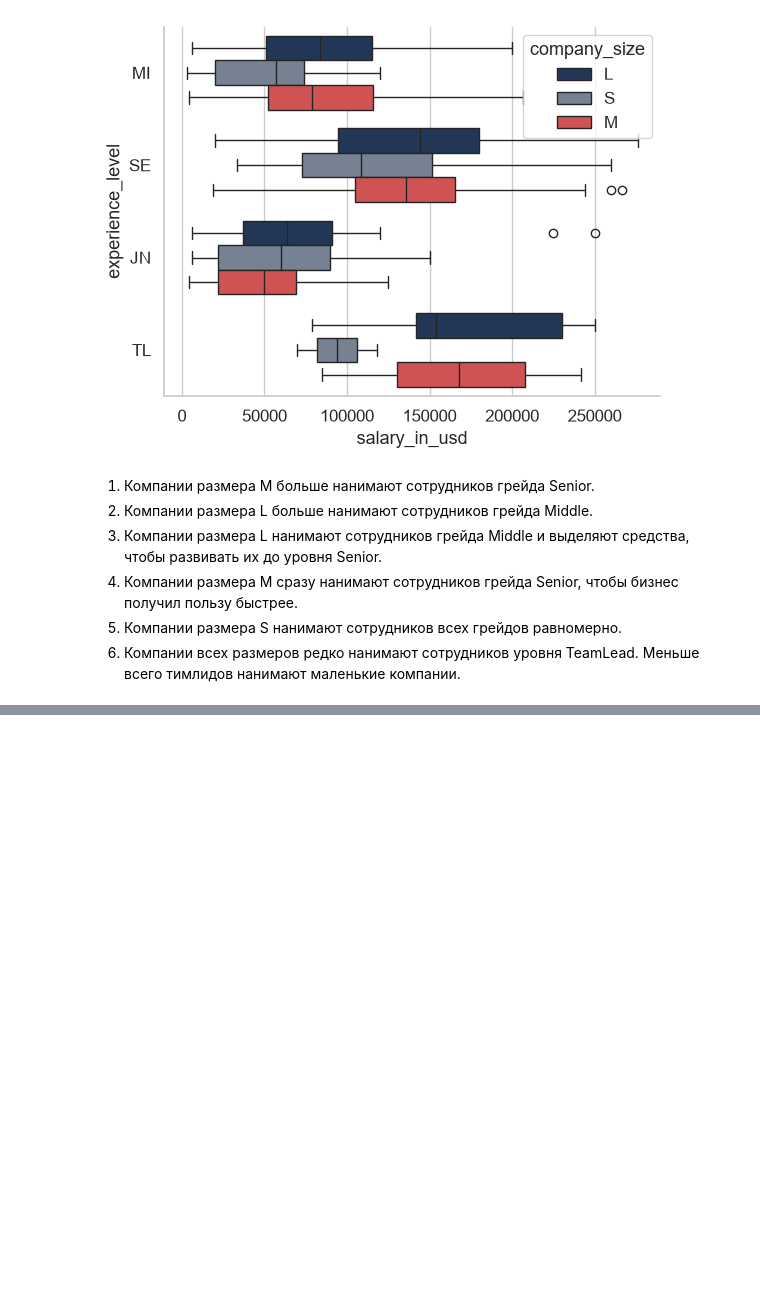
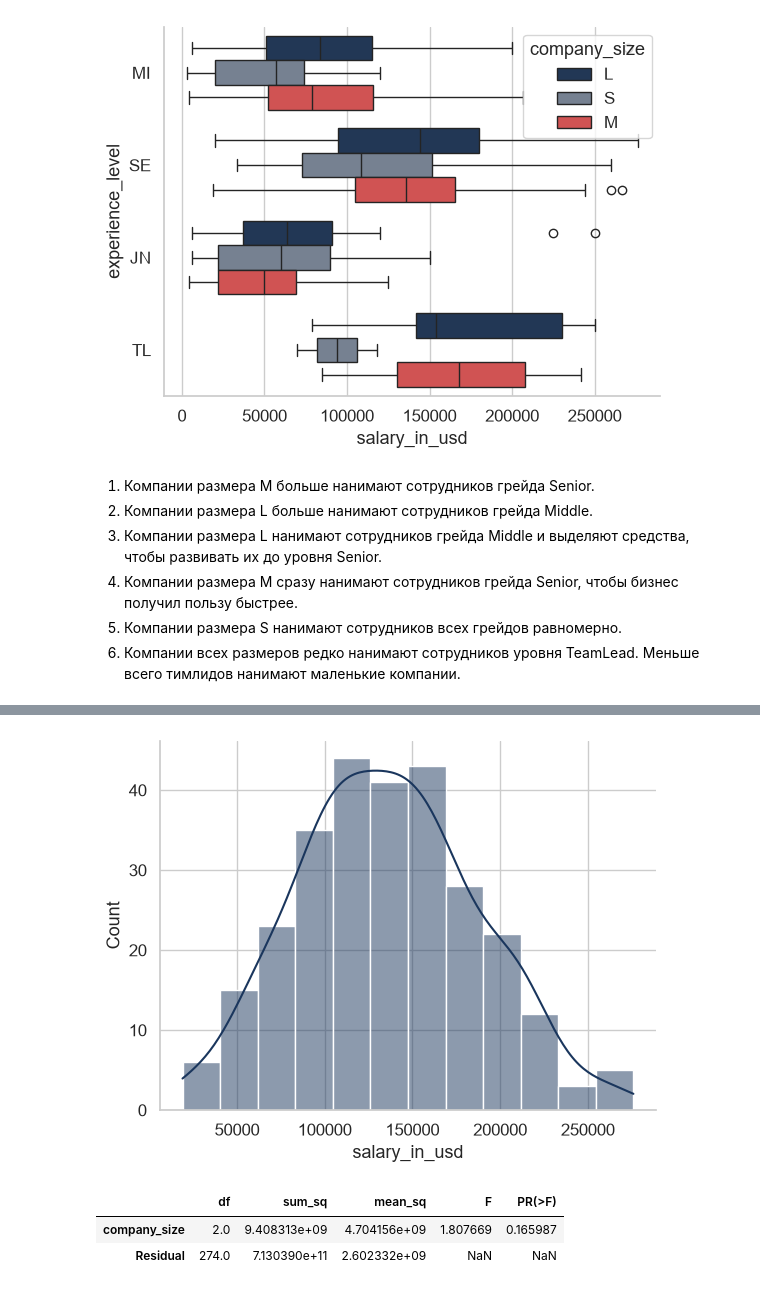
Before and after one commit to VictoriaPulman/Job_market_analysis, a Jupyter notebook: data_analysis.ipynb, the cells around one changed output, grey strips where cells are left out. Drawn from its saved outputs; the diff is of its cells as text; code cells hidden in the pictures; blank space fills up the shorter version.

```diff
--- a/data_analysis.ipynb
+++ b/data_analysis.ipynb
@@ -183,0 +237,15 @@ plt.show()
+# %%
+senior = data[data.experience_level == "SE"]
+# %%
+sns. histplot(data=senior, x="salary_in_usd", kde=True);
+plt.savefig('images/salary_chart11.png', dpi=300, bbox_inches='tight')
+plt.show()
+# %% [output]
+[figure, added]
+# %%
+one_way = ols('salary_in_usd ~ company_size', senior).fit()
+anova_lm(one_way) # нет статистически значимых различий в зарплате между размерами компаний
+# %% [output]
+|  | df | sum_sq | mean_sq | F | PR(>F) |
+| company_size | 2.0 | 9.408313e+09 | 4.704156e+09 | 1.807669 | 0.165987 |
+| Residual | 274.0 | 7.130390e+11 | 2.602332e+09 | NaN | NaN |
```
Also changed, not shown: parts of 14 cells of this notebook, 6 other files.
